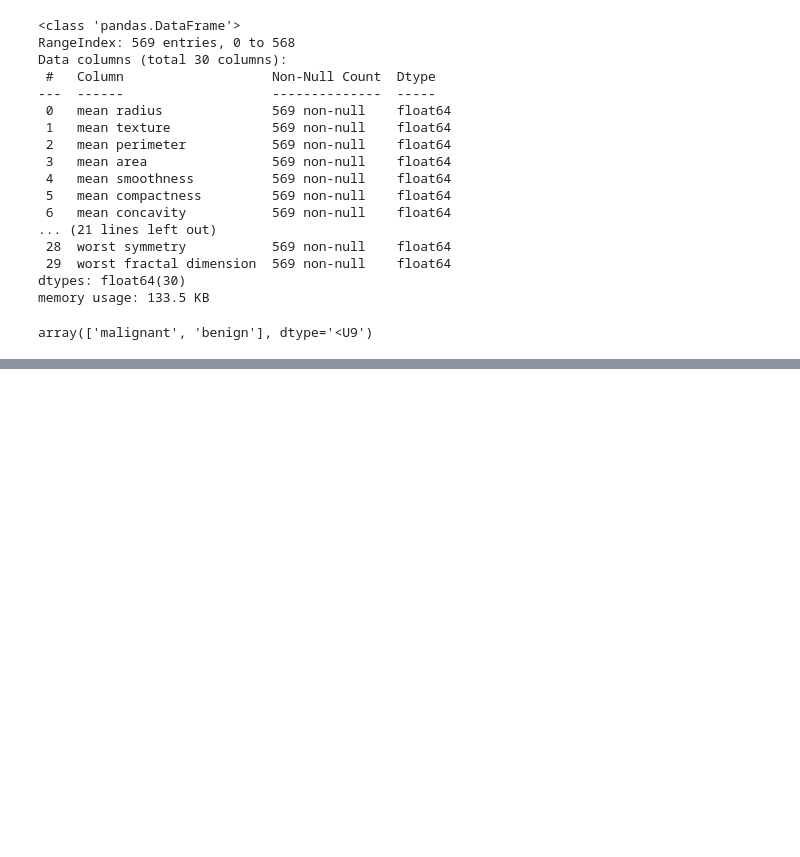
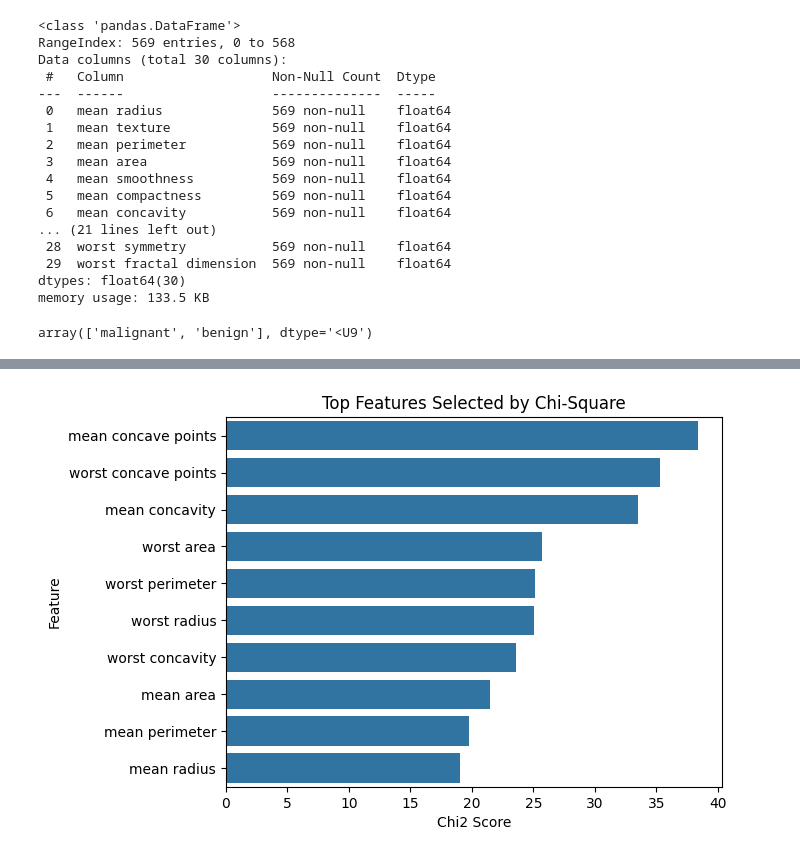
Before and after one commit to sina-salmanpour/DM-HW1-1405, a Jupyter notebook: DM_Q7.ipynb, the cells around one changed output, grey strips where cells are left out. Saved outputs shown, nothing was run; the diff lists cells and outputs as text; code cells hidden in the pictures; blank space fills up the shorter version.

```diff
--- a/DM_Q7.ipynb
+++ b/DM_Q7.ipynb
@@ -91,0 +142,19 @@ disp.plot()
+# %%
+from sklearn.feature_selection import chi2, SelectKBest
+k = 10
+
+chi2_selector = SelectKBest(score_func=chi2, k=k)
+
+X_train_chi2 = chi2_selector.fit_transform(X_train_scaled, y_train)
+X_test_chi2 = chi2_selector.transform(X_test_scaled)
+# %%
+selected_mask = chi2_selector.get_support()
+selected_features = X.columns[selected_mask]
+
+chi2_scores = chi2_selector.scores_[selected_mask]
+
+feature_scores = pd.DataFrame({'Feature': selected_features, 'Chi2 Score': chi2_scores})
+
+feature_scores = feature_scores.sort_values( by='Chi2 Score', ascending=False)
+
+print(feature_scores)
@@ -91,0 +173,10 @@ disp.plot()
+# %%
+
+plt.figure()
+
+sns.barplot( x='Chi2 Score', y='Feature', data=feature_scores)
+
+plt.title('Top Features Selected by Chi-Square')
+plt.show()
+# %% [output]
+[figure, added]
```
Also changed, not shown: parts of 32 cells of this notebook.
